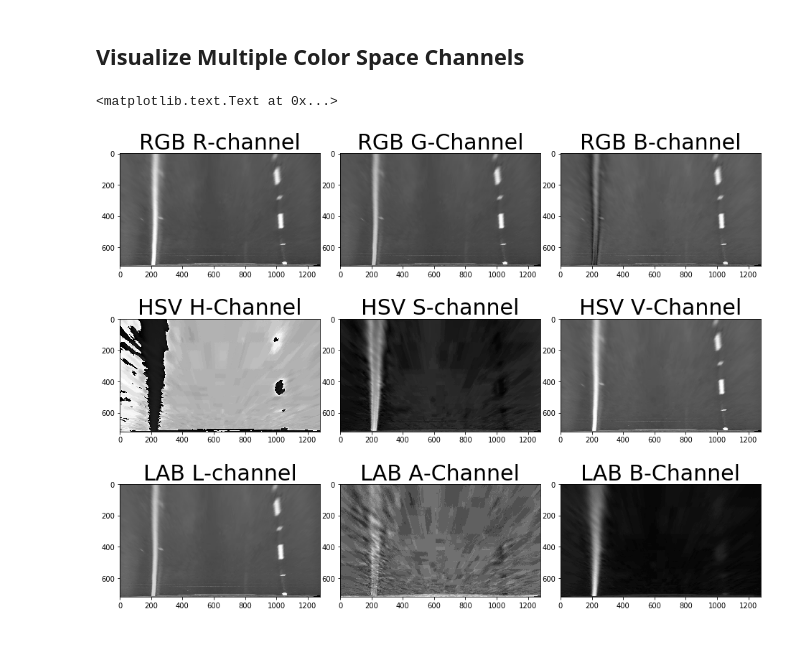
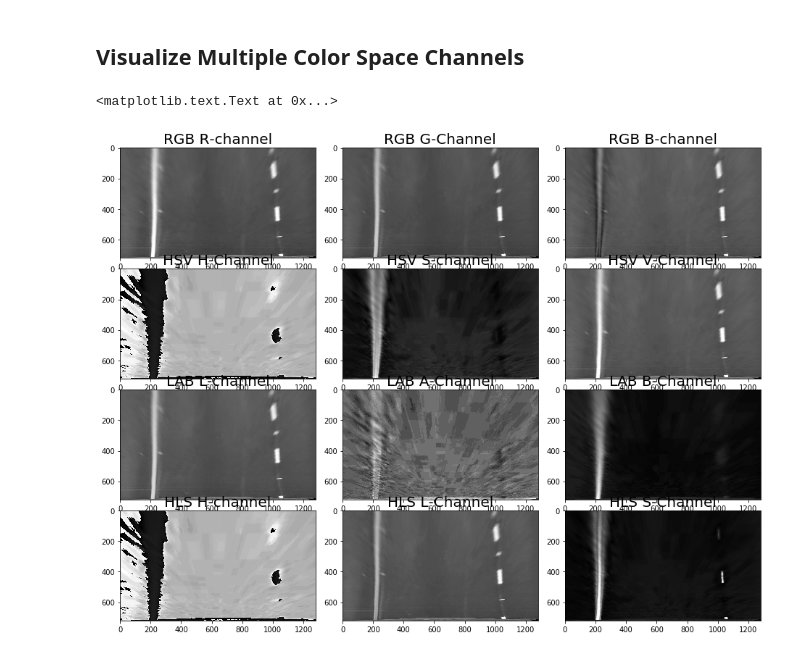
Before and after one commit to simonwisseler/CameraCalibration-PerspectiveTransform-Sobel-Polyfit_LaneDetection, a Jupyter notebook: detect_lane.ipynb, the cells around one changed output. Cells and saved outputs as stored; diff of their text form; code cells hidden in the pictures.

Commit message:
Add HLS channel to visualization of multiple color space channels

```diff
--- a/detect_lane.ipynb
+++ b/detect_lane.ipynb
@@ -199,43 +199,55 @@ axes[1].set_title('Unwarped Image', fontsize=20)
 # Visualize multiple color space channels
 ## RGB color space
 unwarped_img_R = unwarped_img[:,:,0]
 unwarped_img_G = unwarped_img[:,:,1]
 unwarped_img_B = unwarped_img[:,:,2]
 
 ## HSV color space
 unwarped_img_HSV = cv2.cvtColor(unwarped_img, cv2.COLOR_RGB2HSV)
 unwarped_img_H = unwarped_img_HSV[:,:,0]
 unwarped_img_S = unwarped_img_HSV[:,:,1]
 unwarped_img_V = unwarped_img_HSV[:,:,2]
 
 ## LAB color space
 unwarped_img_LAB = cv2.cvtColor(unwarped_img, cv2.COLOR_RGB2Lab)
 unwarped_img_L = unwarped_img_LAB[:,:,0]
 unwarped_img_A = unwarped_img_LAB[:,:,1]
-unwarped_img_B2 = unwarped_img_LAB[:,:,2] #B2 as B already taken
+unwarped_img_B2 = unwarped_img_LAB[:,:,2] # B2 as B already taken
+
+## HLS color space
+unwarped_img_HLS = cv2.cvtColor(unwarped_img, cv2.COLOR_RGB2HLS)
+unwarped_img_H2 = unwarped_img_HLS[:,:,0] # H2 as H already taken
+unwarped_img_L2 = unwarped_img_HLS[:,:,1] # L2 as L already taken
+unwarped_img_S2 = unwarped_img_HLS[:,:,2] # S2 as S already taken
 
 ## Setup and display subplots
-fig, axes = plt.subplots(3,3, figsize=(16, 12))
-fig.subplots_adjust(hspace = .2, wspace=.1)
+fig, axes = plt.subplots(4,3, figsize=(16, 12))
+fig.subplots_adjust(hspace = .3, wspace=.1)
 axes = axes.ravel()
 axes[0].imshow(unwarped_img_R, cmap='gray')
-axes[0].set_title('RGB R-channel', fontsize=30)
+axes[0].set_title('RGB R-channel', fontsize=20)
 axes[1].imshow(unwarped_img_G, cmap='gray')
-axes[1].set_title('RGB G-Channel', fontsize=30)
+axes[1].set_title('RGB G-Channel', fontsize=20)
 axes[2].imshow(unwarped_img_B, cmap='gray')
-axes[2].set_title('RGB B-channel', fontsize=30)
+axes[2].set_title('RGB B-channel', fontsize=20)
 axes[3].imshow(unwarped_img_H, cmap='gray')
-axes[3].set_title('HSV H-Channel', fontsize=30)
+axes[3].set_title('HSV H-Channel', fontsize=20)
 axes[4].imshow(unwarped_img_S, cmap='gray')
-axes[4].set_title('HSV S-channel', fontsize=30)
+axes[4].set_title('HSV S-channel', fontsize=20)
 axes[5].imshow(unwarped_img_V, cmap='gray')
-axes[5].set_title('HSV V-Channel', fontsize=30)
+axes[5].set_title('HSV V-Channel', fontsize=20)
 axes[6].imshow(unwarped_img_L, cmap='gray')
-axes[6].set_title('LAB L-channel', fontsize=30)
+axes[6].set_title('LAB L-channel', fontsize=20)
 axes[7].imshow(unwarped_img_A, cmap='gray')
-axes[7].set_title('LAB A-Channel', fontsize=30)
+axes[7].set_title('LAB A-Channel', fontsize=20)
 axes[8].imshow(unwarped_img_B2, cmap='gray')
-axes[8].set_title('LAB B-Channel', fontsize=30)
+axes[8].set_title('LAB B-Channel', fontsize=20)
+axes[9].imshow(unwarped_img_H2, cmap='gray')
+axes[9].set_title('HLS H-channel', fontsize=20)
+axes[10].imshow(unwarped_img_L2, cmap='gray')
+axes[10].set_title('HLS L-Channel', fontsize=20)
+axes[11].imshow(unwarped_img_S2, cmap='gray')
+axes[11].set_title('HLS S-Channel', fontsize=20)
 # %% [output]
 <matplotlib.text.Text at 0x...>
-[figure, old version]
+[figure, new version]
```
